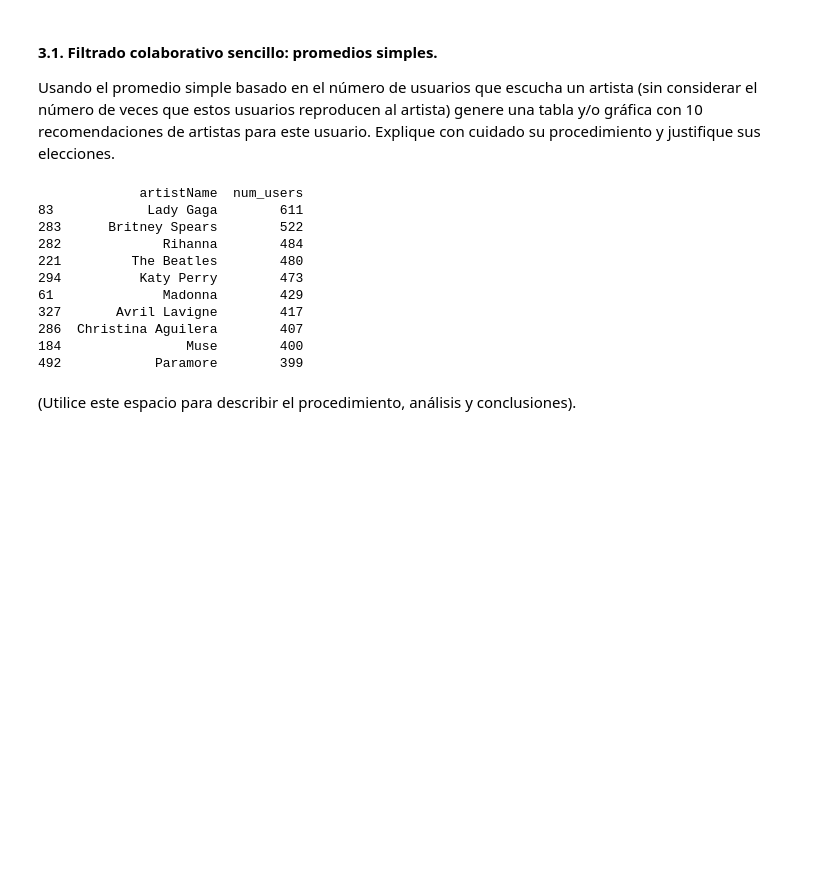
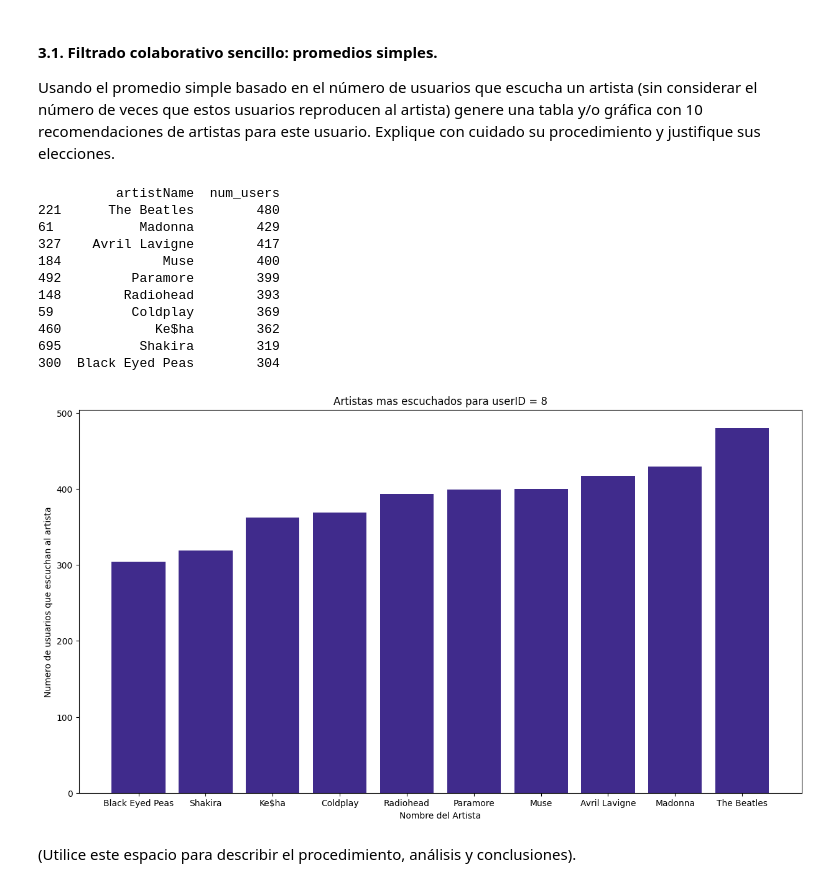
Before and after one commit to juankquintana/aprendizaje-no-supervisado, a Jupyter notebook: Semana 5/Taller/JCQ S5_LC_Taller_Colab.ipynb, the cells around one changed output. Drawn from its saved outputs; the diff is of its cells as text; code cells hidden in the pictures; blank space fills up the shorter version.

```diff
--- a/Semana 5/Taller/JCQ S5_LC_Taller_Colab.ipynb
+++ b/Semana 5/Taller/JCQ S5_LC_Taller_Colab.ipynb
@@ -290,7 +290,9 @@ user_artist_count.columns = ['artistID', 'num_users']
 recommendations = user_artist_count.merge(artists[['artistID', 'artistName']], on='artistID', how='left')
 
 # Eliminar artistas que el usuario ya ha escuchado (simulación: supongamos que el usuario 8 ya escuchó el artista con artistID = 4)
-user_8_listened_artists = [4]
+user_8_listened_artists = df[df['userID']==8]['artistID'].unique()
+
+
 recommendations = recommendations[~recommendations['artistID'].isin(user_8_listened_artists)]
 
 # Ordenar por número de usuarios
@@ -298,17 +300,34 @@ recommendations = recommendations.sort_values(by='num_users', ascending=False).h
 
 print(recommendations[['artistName', 'num_users']])
 # %% [output]
-             artistName  num_users
-83            Lady Gaga        611
-283      Britney Spears        522
-282             Rihanna        484
-221         The Beatles        480
-294          Katy Perry        473
-61              Madonna        429
-327       Avril Lavigne        417
-286  Christina Aguilera        407
-184                Muse        400
-492            Paramore        399
+          artistName  num_users
+221      The Beatles        480
+61           Madonna        429
+327    Avril Lavigne        417
+184             Muse        400
+492         Paramore        399
+148        Radiohead        393
+59          Coldplay        369
+460            Ke$ha        362
+695          Shakira        319
+300  Black Eyed Peas        304
+# %%
+df_recommendations_sorted = recommendations.sort_values(by='num_users', ascending=True)
+
+plt.figure(figsize=(15, 8))
+
+# Crear el gráfico de barras horizontales
+plt.bar(df_recommendations_sorted['artistName'], df_recommendations_sorted['num_users'], color='#402B8C')
+
+# Configurar etiquetas y título
+plt.ylabel('Numero de usuarios que escuchan al artista')
+plt.xlabel('Nombre del Artista')
+plt.title('Artistas mas escuchados para userID = 8')
+
+
+plt.show()
+# %% [output]
+[figure, added]
 # %% [markdown]
 (Utilice este espacio para describir el procedimiento, análisis y conclusiones).
 # %% [markdown]
```
Also changed, not shown: parts of 1 cell of this notebook.
